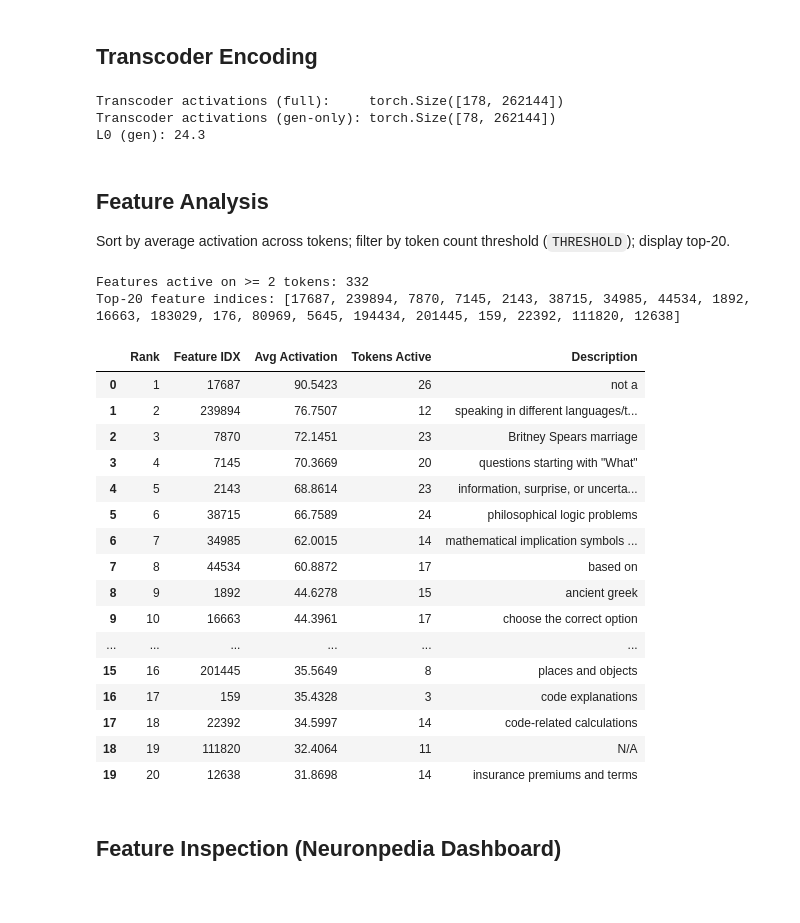
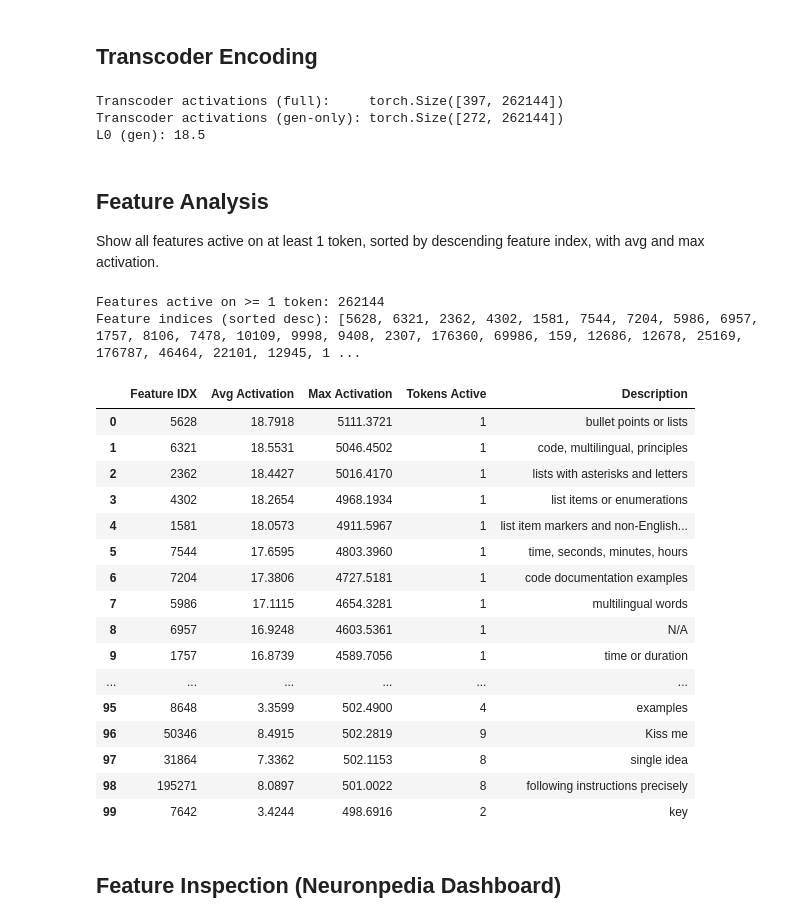
Before and after one commit to AnMaJ/LASR-Analysing-Faithfulness-of-Reasoning-to-Internal-Concepts, a Jupyter notebook: notebooks/e-SNLI_Single_G27b-l31-256k-transcoder-v2.ipynb, the cells around one changed output. Drawn from its saved outputs; the diff is of its cells as text; code cells hidden in the pictures; blank space fills up the shorter version.

Commit message:
Transcoders with unfaithful prompts.

```diff
--- a/notebooks/e-SNLI_Single_G27b-l31-256k-transcoder-v2.ipynb
+++ b/notebooks/e-SNLI_Single_G27b-l31-256k-transcoder-v2.ipynb
@@ -223,73 +290,74 @@ with torch.no_grad():
 
 tc_acts_gen = tc_acts_full[prompt_len:]   # generated tokens only
 
-gen_token_ids = full_ids[0, prompt_len:]
+gen_token_ids = unfaithful_full_ids[0, prompt_len:]
 tokens        = tokenizer.convert_ids_to_tokens(gen_token_ids)
 
 print(f"Transcoder activations (full):     {tc_acts_full.shape}")
 print(f"Transcoder activations (gen-only): {tc_acts_gen.shape}")
 print(f"L0 (gen): {(tc_acts_gen > 0).float().sum(dim=-1).mean():.1f}")
 # %% [output]
-Transcoder activations (full):     torch.Size([178, 262144])
-Transcoder activations (gen-only): torch.Size([78, 262144])
-L0 (gen): 24.3
+Transcoder activations (full):     torch.Size([397, 262144])
+Transcoder activations (gen-only): torch.Size([272, 262144])
+L0 (gen): 18.5
 # %% [markdown]
 ## Feature Analysis
 
-Sort by average activation across tokens; filter by token count threshold (`THRESHOLD`); display top-20.
+Show all features active on at least 1 token, sorted by descending feature index, with avg and max activation.
 # %%
-# Count tokens each feature activates on and compute mean activation
+# Count tokens each feature activates on and compute mean/max activation
 token_count = (tc_acts_gen > 0).sum(dim=0)   # (d_sae,)
 avg_act     = tc_acts_gen.mean(dim=0)         # (d_sae,) mean over all tokens
+max_act     = tc_acts_gen.max(dim=0).values   # (d_sae,) max over all tokens
 
-# Filter: keep features that activate on >= THRESHOLD tokens
-valid_mask  = token_count >= THRESHOLD
+# Filter: keep features that activate on >= 1 token
+valid_mask  = token_count >= 0
 valid_idxs  = valid_mask.nonzero(as_tuple=False).squeeze(-1)
 
-# Sort by avg activation descending among valid features
-sorted_order = avg_act[valid_idxs].argsort(descending=True)
-top20_idxs   = valid_idxs[sorted_order[:20]].tolist()
+# Sort by descending feature index
+sorted_idxs = valid_idxs[max_act.argsort(descending=True)[:100]].tolist()
 
-print(f"Features active on >= {THRESHOLD} tokens: {valid_mask.sum().item()}")
-print(f"Top-20 feature indices: {top20_idxs}")
+print(f"Features active on >= 1 token: {valid_mask.sum().item()}")
+print(f"Feature indices (sorted desc): {sorted_idxs}")
 
 # Fetch Neuronpedia labels
 np_model_id = "gemma-3-27b-it"
 np_sae_id   = f"{LAYER}-gemmascope-2-transcoder-{WIDTH}"
 client      = NeuronpediaClient(model_id=np_model_id, sae_id=np_sae_id)
-np_features = client.get_features(top20_idxs)
+np_features = client.get_features(sorted_idxs)
 
 rows = [
     {
-        "Rank":           r + 1,
         "Feature IDX":    fi,
         "Avg Activation": round(avg_act[fi].item(), 4),
+        "Max Activation": round(max_act[fi].item(), 4),
         "Tokens Active":  token_count[fi].item(),
         "Description":    (np_features[fi].description or "N/A") if fi in np_features else "N/A",
     }
-    for r, fi in enumerate(top20_idxs)
+    for fi in sorted_idxs
 ]
+pd.set_option('display.max_rows', 100)
 display(pd.DataFrame(rows))
 # %% [output]
-Features active on >= 2 tokens: 332
-Top-20 feature indices: [17687, 239894, 7870, 7145, 2143, 38715, 34985, 44534, 1892, 16663, 183029, 176, 80969, 5645, 194434, 201445, 159, 22392, 111820, 12638]
+Features active on >= 1 token: 262144
+Feature indices (sorted desc): [5628, 6321, 2362, 4302, 1581, 7544, 7204, 5986, 6957, 1757, 8106, 7478, 10109, 9998, 9408, 2307, 176360, 69986, 159, 12686, 12678, 25169, 176787, 46464, 22101, 12945, 1 ...
-|  | Rank | Feature IDX | Avg Activation | Tokens Active | Description |
-| 0 | 1 | 17687 | 90.5423 | 26 | not a |
-| 1 | 2 | 239894 | 76.7507 | 12 | speaking in different languages/t... |
-| 2 | 3 | 7870 | 72.1451 | 23 | Britney Spears marriage |
-| 3 | 4 | 7145 | 70.3669 | 20 | questions starting with "What" |
-| 4 | 5 | 2143 | 68.8614 | 23 | information, surprise, or uncerta... |
-| 5 | 6 | 38715 | 66.7589 | 24 | philosophical logic problems |
-| 6 | 7 | 34985 | 62.0015 | 14 | mathematical implication symbols ... |
-| 7 | 8 | 44534 | 60.8872 | 17 | based on |
-| 8 | 9 | 1892 | 44.6278 | 15 | ancient greek |
-| 9 | 10 | 16663 | 44.3961 | 17 | choose the correct option |
+|  | Feature IDX | Avg Activation | Max Activation | Tokens Active | Description |
+| 0 | 5628 | 18.7918 | 5111.3721 | 1 | bullet points or lists |
+| 1 | 6321 | 18.5531 | 5046.4502 | 1 | code, multilingual, principles |
+| 2 | 2362 | 18.4427 | 5016.4170 | 1 | lists with asterisks and letters |
+| 3 | 4302 | 18.2654 | 4968.1934 | 1 | list items or enumerations |
+| 4 | 1581 | 18.0573 | 4911.5967 | 1 | list item markers and non-English... |
+| 5 | 7544 | 17.6595 | 4803.3960 | 1 | time, seconds, minutes, hours |
+| 6 | 7204 | 17.3806 | 4727.5181 | 1 | code documentation examples |
+| 7 | 5986 | 17.1115 | 4654.3281 | 1 | multilingual words |
+| 8 | 6957 | 16.9248 | 4603.5361 | 1 | N/A |
+| 9 | 1757 | 16.8739 | 4589.7056 | 1 | time or duration |
 | ... | ... | ... | ... | ... | ... |
-| 15 | 16 | 201445 | 35.5649 | 8 | places and objects |
-| 16 | 17 | 159 | 35.4328 | 3 | code explanations |
-| 17 | 18 | 22392 | 34.5997 | 14 | code-related calculations |
-| 18 | 19 | 111820 | 32.4064 | 11 | N/A |
-| 19 | 20 | 12638 | 31.8698 | 14 | insurance premiums and terms |
+| 95 | 8648 | 3.3599 | 502.4900 | 4 | examples |
+| 96 | 50346 | 8.4915 | 502.2819 | 9 | Kiss me |
+| 97 | 31864 | 7.3362 | 502.1153 | 8 | single idea |
+| 98 | 195271 | 8.0897 | 501.0022 | 8 | following instructions precisely |
+| 99 | 7642 | 3.4244 | 498.6916 | 2 | key |
 # %% [markdown]
 ## Feature Inspection (Neuronpedia Dashboard)
 # %%
```
Also changed, not shown: parts of 12 cells of this notebook, 2 other files.
